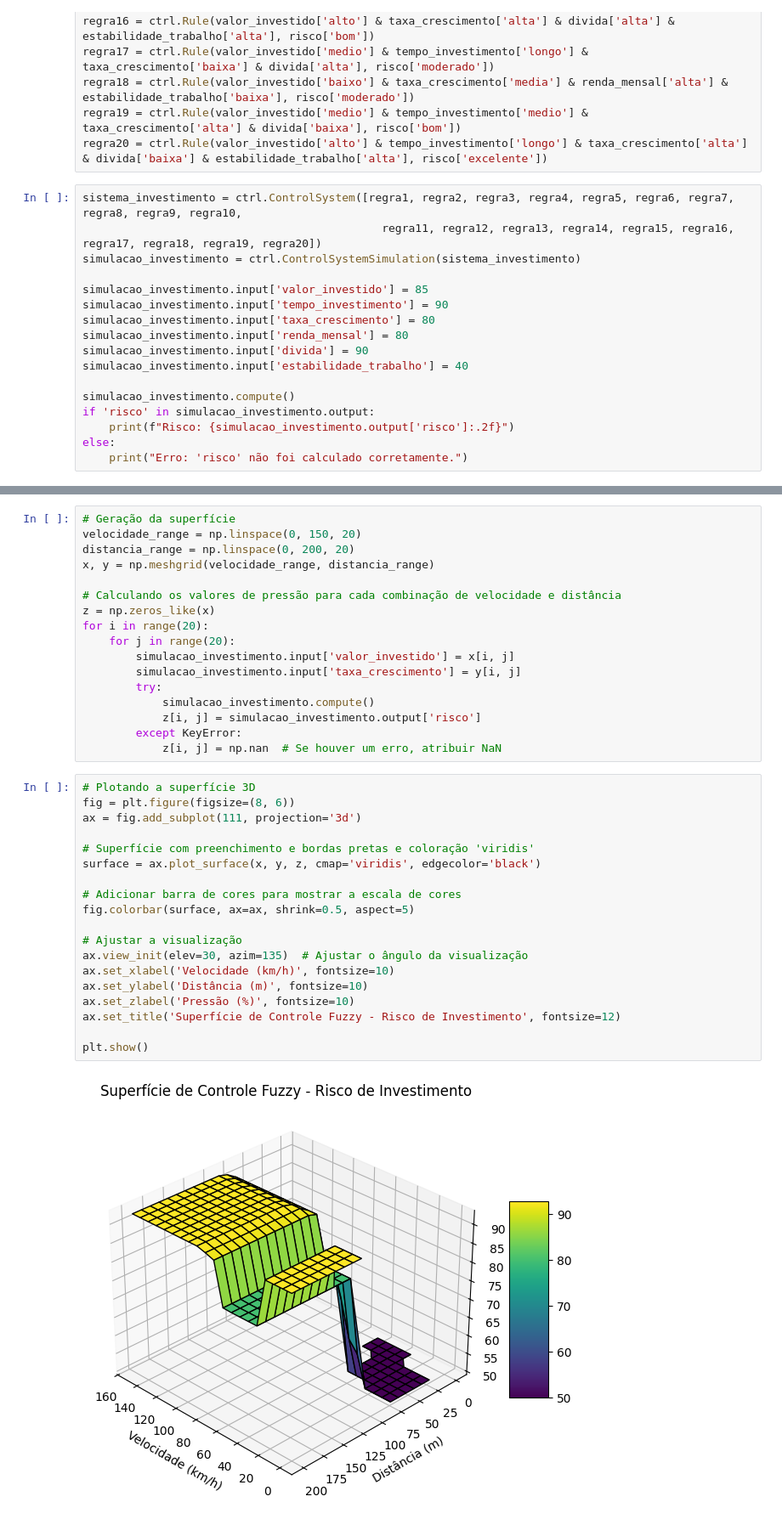
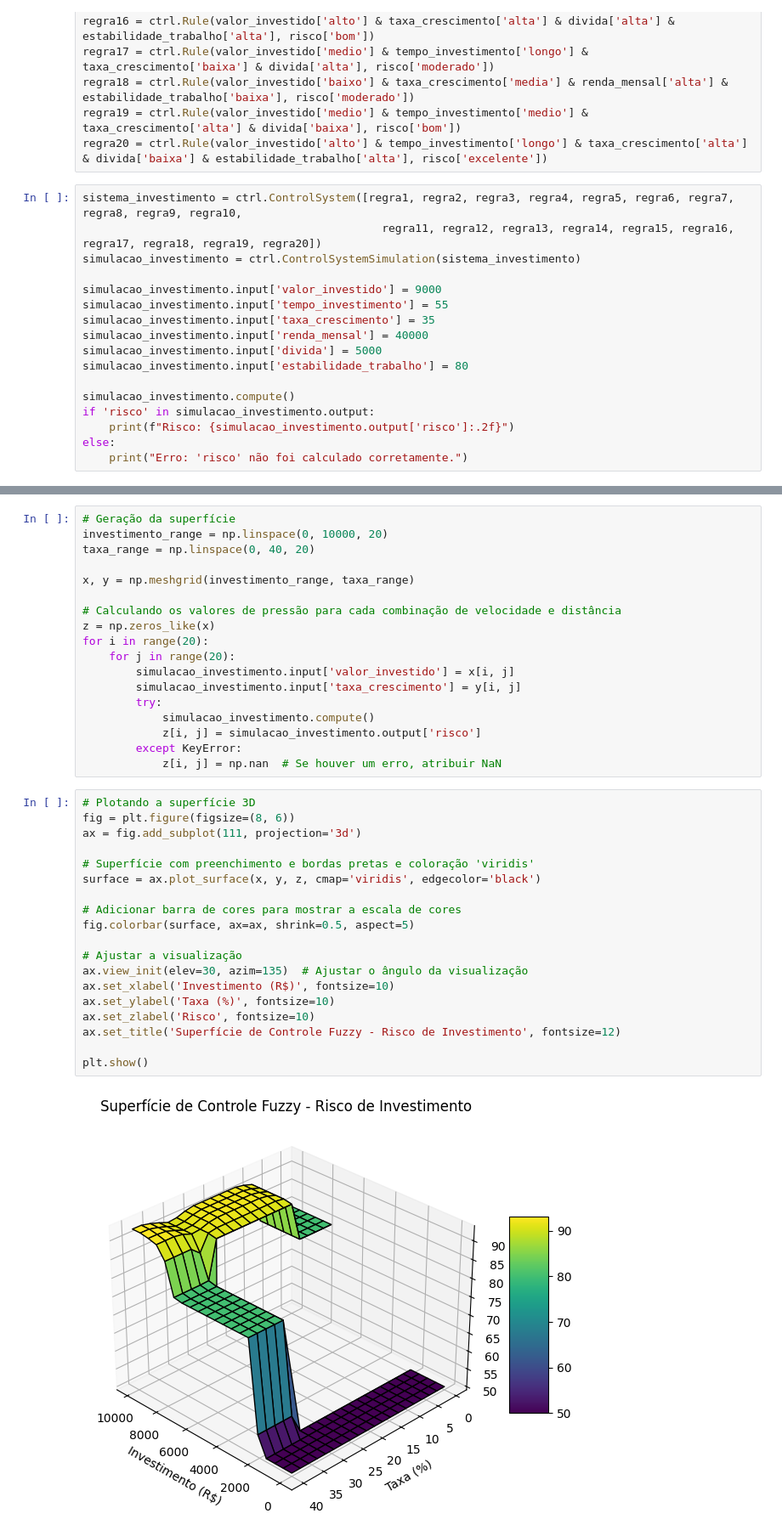
Before and after one commit to Enzo-Martins-dev/Fuzzy_Investimentos, a Jupyter notebook: main.ipynb, the cells around one changed output, grey strips where cells are left out. Shown: that part at 85% size. Cells and saved outputs as stored; diff of their text form.

```diff
--- a/main.ipynb
+++ b/main.ipynb
@@ -216,12 +219,12 @@ sistema_investimento = ctrl.ControlSystem([regra1, regra2, regra3, regra4, regra
                                              regra11, regra12, regra13, regra14, regra15, regra16, regra17, regra18, regra19, regra20])
 simulacao_investimento = ctrl.ControlSystemSimulation(sistema_investimento)
 
-simulacao_investimento.input['valor_investido'] = 85
-simulacao_investimento.input['tempo_investimento'] = 90
-simulacao_investimento.input['taxa_crescimento'] = 80
-simulacao_investimento.input['renda_mensal'] = 80
-simulacao_investimento.input['divida'] = 90
-simulacao_investimento.input['estabilidade_trabalho'] = 40
+simulacao_investimento.input['valor_investido'] = 9000
+simulacao_investimento.input['tempo_investimento'] = 55
+simulacao_investimento.input['taxa_crescimento'] = 35
+simulacao_investimento.input['renda_mensal'] = 40000
+simulacao_investimento.input['divida'] = 5000
+simulacao_investimento.input['estabilidade_trabalho'] = 80
 
 simulacao_investimento.compute()
 if 'risco' in simulacao_investimento.output:
@@ -244,8 +247,9 @@ Saída crisp no investimento: 91.56
 # %%
 # Geração da superfície
-velocidade_range = np.linspace(0, 150, 20)
-distancia_range = np.linspace(0, 200, 20)
-x, y = np.meshgrid(velocidade_range, distancia_range)
+investimento_range = np.linspace(0, 10000, 20)
+taxa_range = np.linspace(0, 40, 20)
+
+x, y = np.meshgrid(investimento_range, taxa_range)
 
 # Calculando os valores de pressão para cada combinação de velocidade e distância
 z = np.zeros_like(x)
@@ -261,21 +265,21 @@ for i in range(20):
 # %%
 # Plotando a superfície 3D
 fig = plt.figure(figsize=(8, 6))
 ax = fig.add_subplot(111, projection='3d')
 
 # Superfície com preenchimento e bordas pretas e coloração 'viridis'
 surface = ax.plot_surface(x, y, z, cmap='viridis', edgecolor='black')
 
 # Adicionar barra de cores para mostrar a escala de cores
 fig.colorbar(surface, ax=ax, shrink=0.5, aspect=5)
 
 # Ajustar a visualização
 ax.view_init(elev=30, azim=135)  # Ajustar o ângulo da visualização
-ax.set_xlabel('Velocidade (km/h)', fontsize=10)
-ax.set_ylabel('Distância (m)', fontsize=10)
-ax.set_zlabel('Pressão (%)', fontsize=10)
+ax.set_xlabel('Investimento (R$)', fontsize=10)
+ax.set_ylabel('Taxa (%)', fontsize=10)
+ax.set_zlabel('Risco', fontsize=10)
 ax.set_title('Superfície de Controle Fuzzy - Risco de Investimento', fontsize=12)
 
 plt.show()
 # %% [output]
-[figure, old version]
+[figure, new version]
```
Also changed, not shown: parts of 12 cells of this notebook.
